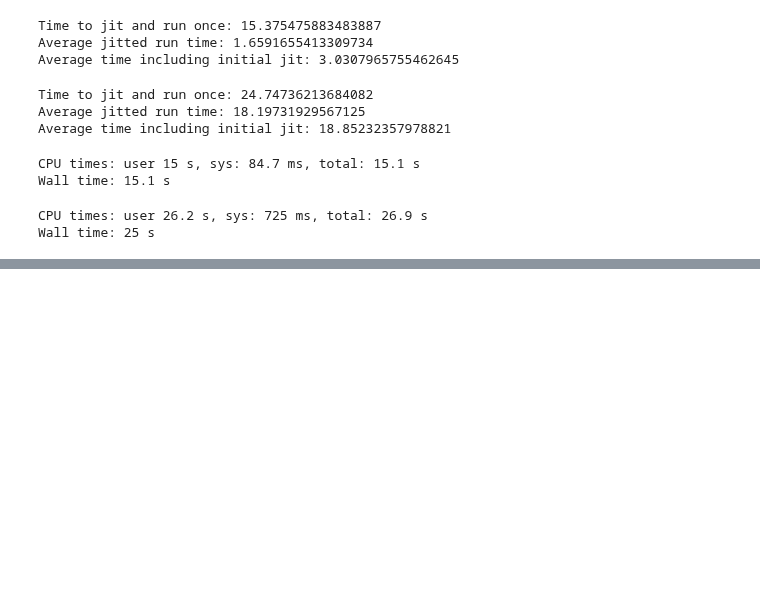
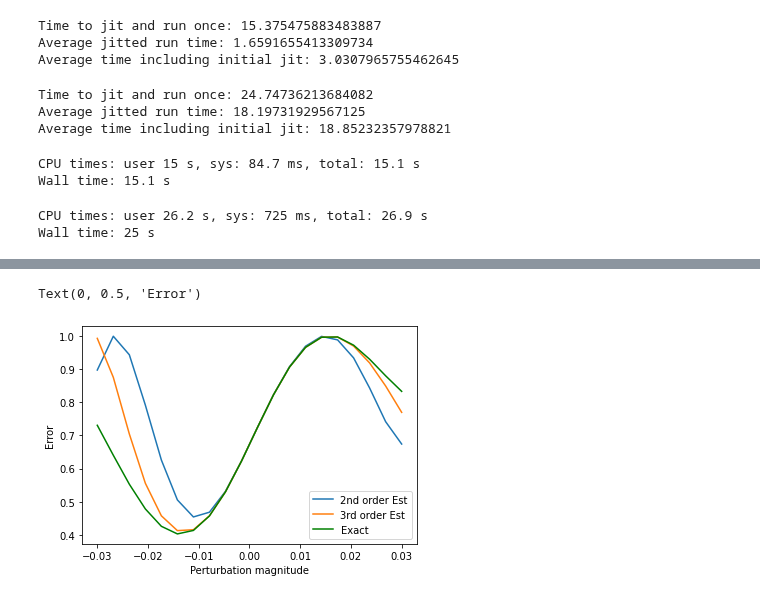
Before and after one commit to DanPuzzuoli/multivariable_dyson_magnus, a Jupyter notebook: magnus_qoc.ipynb, the cells around one changed output, grey strips where cells are left out. Saved outputs shown, nothing was run; the diff lists cells and outputs as text; code cells hidden in the pictures; blank space fills up the shorter version.

```diff
--- a/magnus_qoc.ipynb
+++ b/magnus_qoc.ipynb
@@ -374,0 +414,15 @@ plt.show()
+# %%
+#Plot the diagonal of the 2D plot above
+dia_err_exact = [err_exact.reshape(len(z_vals),len(v_vals))[i,i] for i in range(len(z_vals))]
+dia_err2 = [jnp.array(err_estimate2).reshape(len(z_vals),len(v_vals))[i,i] for i in range(len(z_vals))]
+dia_err3 = [jnp.array(err_estimate3).reshape(len(z_vals),len(v_vals))[i,i] for i in range(len(z_vals))]
+
+plt.plot(z_vals, dia_err2,label='2nd order Est')
+plt.plot(z_vals, dia_err3,label='3rd order Est')
+plt.plot(z_vals, dia_err_exact,color='g',label='Exact')
+plt.legend()
+plt.xlabel('Perturbation magnitude')
+plt.ylabel('Error')
+# %% [output]
+Text(0, 0.5, 'Error')
+[figure, added]
```
Also changed, not shown: parts of 26 cells of this notebook.
